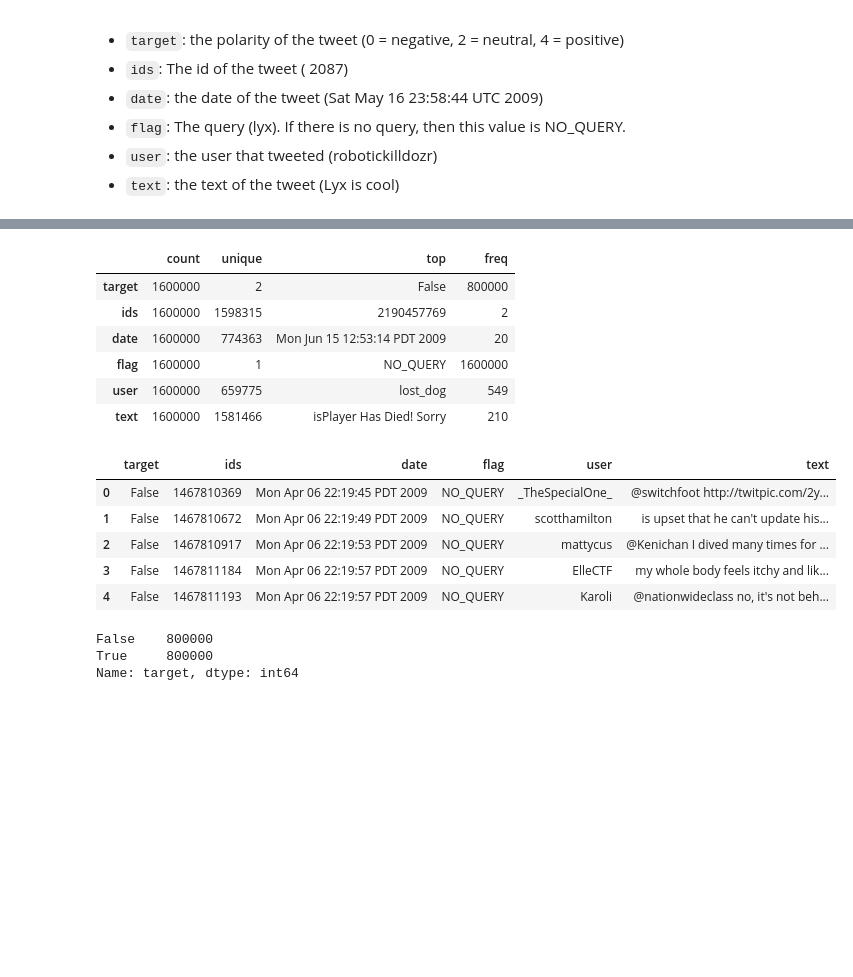
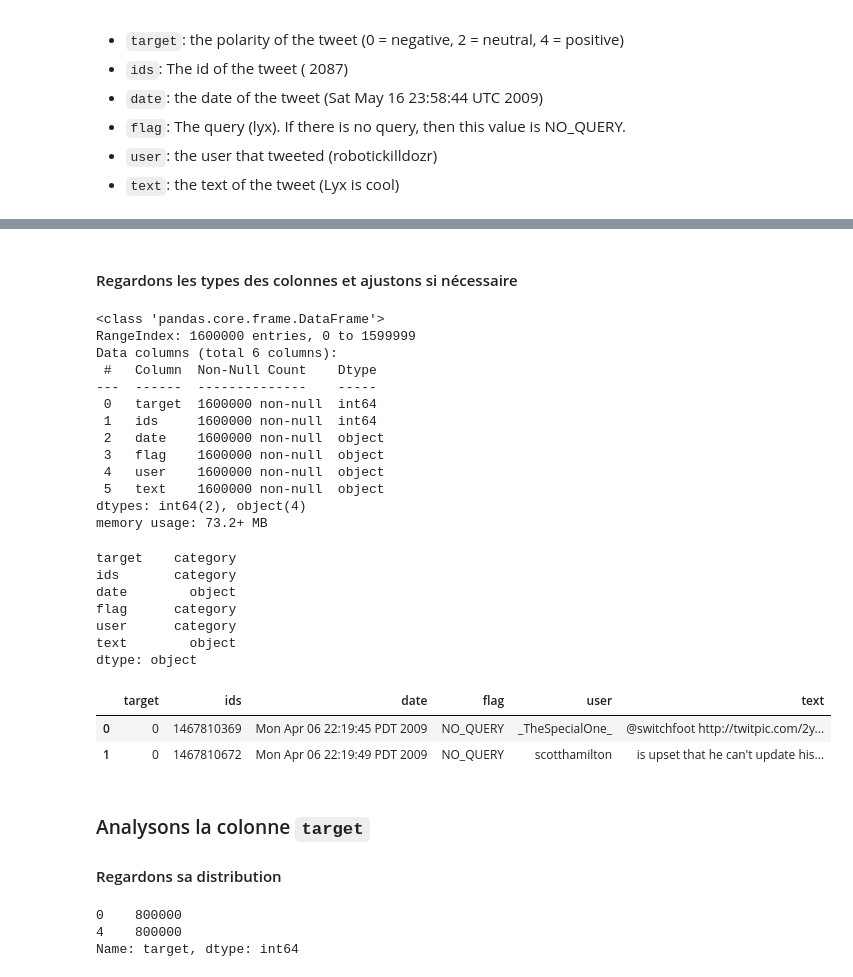
Before and after one commit to Valkea/OC_AI_07, a Jupyter notebook: 01_EDA.ipynb, the cells around one changed output, grey strips where cells are left out. Saved outputs shown, nothing was run; the diff lists cells and outputs as text; code cells hidden in the pictures; blank space fills up the shorter version.

```diff
--- a/01_EDA.ipynb
+++ b/01_EDA.ipynb
@@ -29,3 +28,12 @@ data = pd.read_csv(zip_file.open('training.1600000.processed.noemoticon.csv'), e
 # %%
 # Method 2
-data = pd.read_csv(source, compression='zip', encoding='cp1252', header=None, names=['target', 'ids', 'date', 'flag', 'user', 'text'])
+df = pd.read_csv(
+    source,
+    compression='zip',
+    encoding='cp1252',
+    header=None,
+    names=['target', 'ids', 'date', 'flag', 'user', 'text'],
+    #parse_dates=['date'],
+    #infer_datetime_format=True,
+    #date_parser=parse_tweet_dates,
+)
@@ -45,27 +47,52 @@ data.head()
+# %% [markdown]
+#### Regardons les types des colonnes et ajustons si nécessaire
+# %%
+df.info(verbose=True)
+# %% [output]
+<class 'pandas.core.frame.DataFrame'>
+RangeIndex: 1600000 entries, 0 to 1599999
+Data columns (total 6 columns):
+ #   Column  Non-Null Count    Dtype
+---  ------  --------------    -----
+ 0   target  1600000 non-null  int64
+ 1   ids     1600000 non-null  int64
+ 2   date    1600000 non-null  object
+ 3   flag    1600000 non-null  object
+ 4   user    1600000 non-null  object
+ 5   text    1600000 non-null  object
+dtypes: int64(2), object(4)
+memory usage: 73.2+ MB
 # %%
-data = data.astype({"target": bool, "ids": str})
+df = df.astype({
+    "target": 'category',
+    "ids": 'category',
+    #"date": 'datetime64',
+    "flag": 'category',
+    "user": 'category',
+    #"text": 'object',
+})
-# %%
-data.describe(exclude='number').T
-# %% [output]
-|  | count | unique | top | freq |
-| target | 1600000 | 2 | False | 800000 |
-| ids | 1600000 | 1598315 | 2190457769 | 2 |
-| date | 1600000 | 774363 | Mon Jun 15 12:53:14 PDT 2009 | 20 |
-| flag | 1600000 | 1 | NO_QUERY | 1600000 |
-| user | 1600000 | 659775 | lost_dog | 549 |
-| text | 1600000 | 1581466 | isPlayer Has Died! Sorry | 210 |
+# %%
+df.dtypes
+# %% [output]
+target    category
+ids       category
+date        object
+flag      category
+user      category
+text        object
+dtype: object
 # %%
-data.head()
+df.head(2)
 # %% [output]
 |  | target | ids | date | flag | user | text |
-| 0 | False | 1467810369 | Mon Apr 06 22:19:45 PDT 2009 | NO_QUERY | _TheSpecialOne_ | @switchfoot http://twitpic.com/2y... |
-| 1 | False | 1467810672 | Mon Apr 06 22:19:49 PDT 2009 | NO_QUERY | scotthamilton | is upset that he can't update his... |
-| 2 | False | 1467810917 | Mon Apr 06 22:19:53 PDT 2009 | NO_QUERY | mattycus | @Kenichan I dived many times for ... |
-| 3 | False | 1467811184 | Mon Apr 06 22:19:57 PDT 2009 | NO_QUERY | ElleCTF | my whole body feels itchy and lik... |
-| 4 | False | 1467811193 | Mon Apr 06 22:19:57 PDT 2009 | NO_QUERY | Karoli | @nationwideclass no, it's not beh... |
+| 0 | 0 | 1467810369 | Mon Apr 06 22:19:45 PDT 2009 | NO_QUERY | _TheSpecialOne_ | @switchfoot http://twitpic.com/2y... |
+| 1 | 0 | 1467810672 | Mon Apr 06 22:19:49 PDT 2009 | NO_QUERY | scotthamilton | is upset that he can't update his... |
+# %% [markdown]
+### Analysons la colonne `target`
+#### Regardons sa distribution
 # %%
-data.target.value_counts()
+df.target.value_counts()
 # %% [output]
-False    800000
-True     800000
+0    800000
+4    800000
 Name: target, dtype: int64
```
Also changed, not shown: parts of 38 cells of this notebook, 1 other file.
